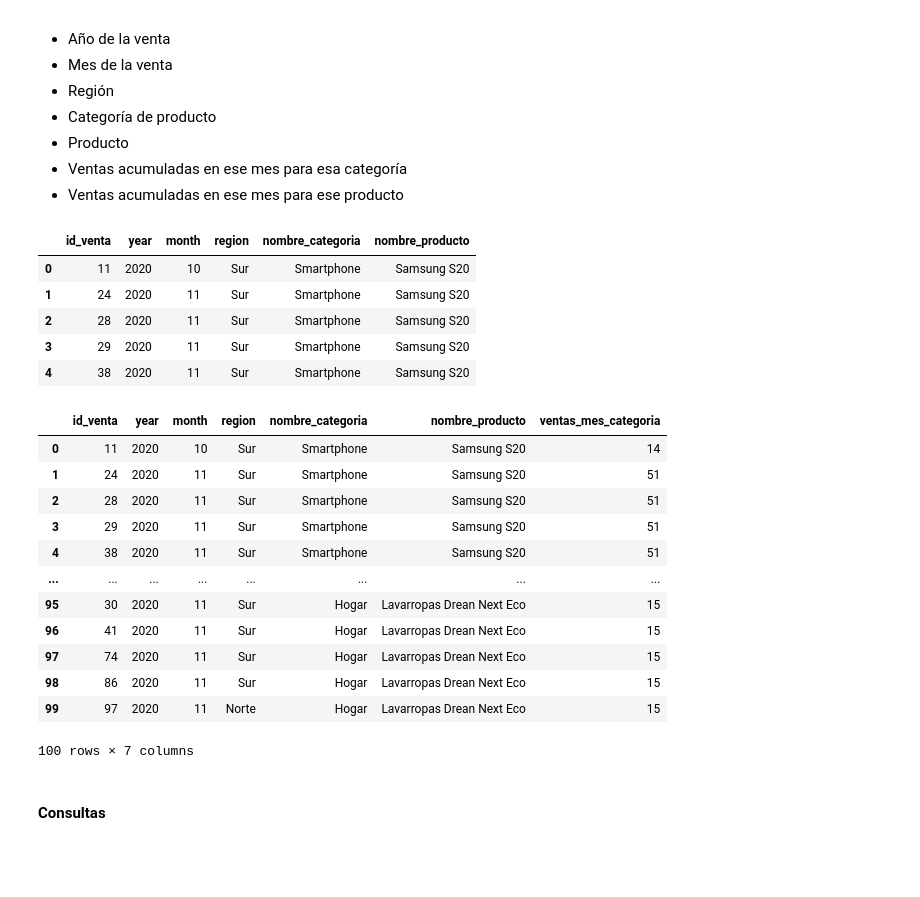
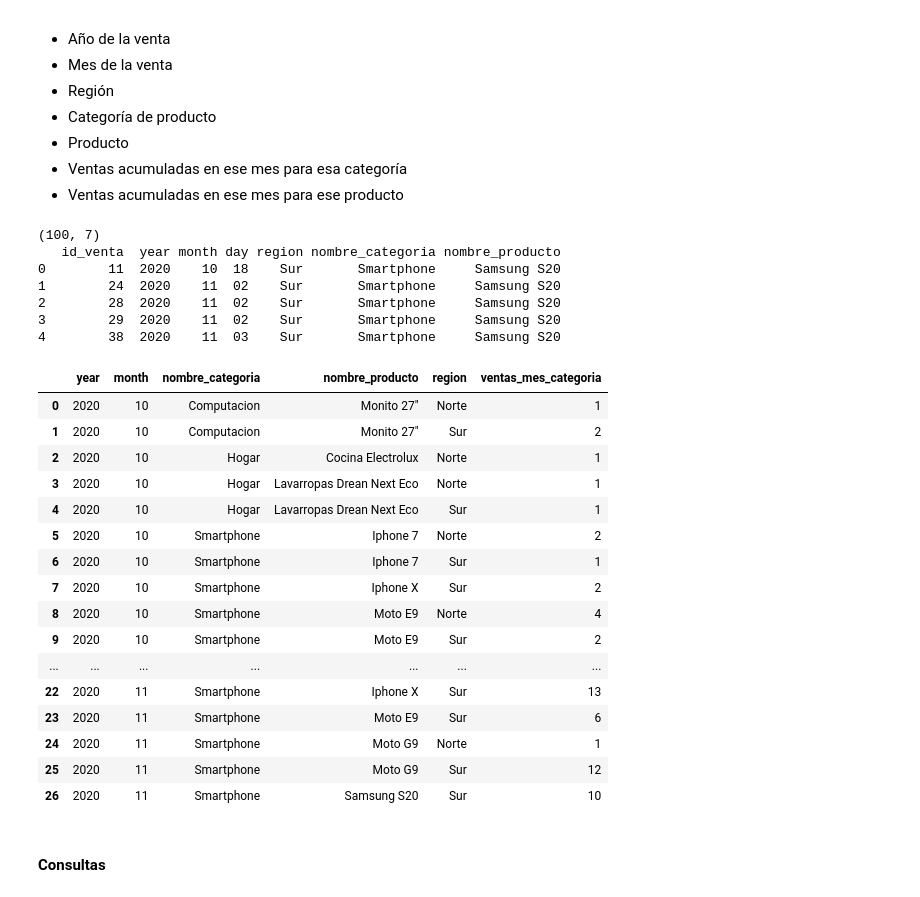
Before and after one commit to edcalderin/BigDataEngineering_ICARO, a Jupyter notebook: TP_Integrador.ipynb, the cells around one changed output. Cells and saved outputs as stored; diff of their text form; code cells hidden in the pictures; blank space fills up the shorter version.

```diff
--- a/TP_Integrador.ipynb
+++ b/TP_Integrador.ipynb
@@ -314,14 +314,15 @@ query = '''
         DROP VIEW IF EXISTS ventas_acumuladas_view;
         CREATE VIEW ventas_acumuladas_view AS (
            SELECT
-                id_venta,
+                VP.id_venta,
                 TO_CHAR(CAST(fecha_de_venta AS DATE), 'YYYY') "year",
                 TO_CHAR(CAST(fecha_de_venta AS DATE), 'MM') "month",
+                TO_CHAR(CAST(fecha_de_venta AS DATE), 'DD') "day",
                 region,
                 nombre_categoria,
                 nombre_producto
-           FROM Ventas
-           INNER JOIN Ventas_Productos USING (id_venta)
+           FROM Ventas_Productos VP
+           INNER JOIN Ventas V ON VP.id_venta = V.id_venta
            INNER JOIN Productos USING (id_producto)
            INNER JOIN Categoria_Producto USING (id_categoria_producto)
            INNER JOIN Clientes USING (id_cliente)
@@ -329,51 +330,52 @@ query = '''
         );
         SELECT * FROM ventas_acumuladas_view
         '''
-pd.read_sql(query, connector).head()
+df = pd.read_sql(query, connector)
+print(df.shape)
+print(df.head())
 # %% [output]
-|  | id_venta | year | month | region | nombre_categoria | nombre_producto |
-| 0 | 11 | 2020 | 10 | Sur | Smartphone | Samsung S20 |
-| 1 | 24 | 2020 | 11 | Sur | Smartphone | Samsung S20 |
-| 2 | 28 | 2020 | 11 | Sur | Smartphone | Samsung S20 |
-| 3 | 29 | 2020 | 11 | Sur | Smartphone | Samsung S20 |
-| 4 | 38 | 2020 | 11 | Sur | Smartphone | Samsung S20 |
+(100, 7)
+   id_venta  year month day region nombre_categoria nombre_producto
+0        11  2020    10  18    Sur       Smartphone     Samsung S20
+1        24  2020    11  02    Sur       Smartphone     Samsung S20
+2        28  2020    11  02    Sur       Smartphone     Samsung S20
+3        29  2020    11  02    Sur       Smartphone     Samsung S20
+4        38  2020    11  03    Sur       Smartphone     Samsung S20
 # %%
 query = '''
         DROP TABLE IF EXISTS erick_calderin_ventas_acumuladas;
         CREATE TEMP TABLE erick_calderin_ventas_acumuladas AS (
-           SELECT
-                id_venta,
-                "year",
-                "month",
-                region,
+               SELECT
+                year,
+                month,
                 nombre_categoria,
                 nombre_producto,
-                ventas_mes_categoria
-           FROM ventas_acumuladas_view
-           LEFT JOIN (
-               SELECT month, nombre_categoria, COUNT(*) AS ventas_mes_categoria
+                region,
+                COUNT(*) AS ventas_mes_categoria
                FROM ventas_acumuladas_view
-               GROUP BY 1, 2
-           ) grouped_ventas
-           USING ("month", nombre_categoria)
+               GROUP BY 1, 2, 3, 4, 5
         );
         SELECT * FROM erick_calderin_ventas_acumuladas
         '''
 pd.read_sql(query, connector)
 # %% [output]
-|  | id_venta | year | month | region | nombre_categoria | nombre_producto | ventas_mes_categoria |
-| 0 | 11 | 2020 | 10 | Sur | Smartphone | Samsung S20 | 14 |
-| 1 | 24 | 2020 | 11 | Sur | Smartphone | Samsung S20 | 51 |
-| 2 | 28 | 2020 | 11 | Sur | Smartphone | Samsung S20 | 51 |
-| 3 | 29 | 2020 | 11 | Sur | Smartphone | Samsung S20 | 51 |
-| 4 | 38 | 2020 | 11 | Sur | Smartphone | Samsung S20 | 51 |
-| ... | ... | ... | ... | ... | ... | ... | ... |
-| 95 | 30 | 2020 | 11 | Sur | Hogar | Lavarropas Drean Next Eco | 15 |
-| 96 | 41 | 2020 | 11 | Sur | Hogar | Lavarropas Drean Next Eco | 15 |
-| 97 | 74 | 2020 | 11 | Sur | Hogar | Lavarropas Drean Next Eco | 15 |
-| 98 | 86 | 2020 | 11 | Sur | Hogar | Lavarropas Drean Next Eco | 15 |
-| 99 | 97 | 2020 | 11 | Norte | Hogar | Lavarropas Drean Next Eco | 15 |
+|  | year | month | nombre_categoria | nombre_producto | region | ventas_mes_categoria |
+| 0 | 2020 | 10 | Computacion | Monito 27" | Norte | 1 |
+| 1 | 2020 | 10 | Computacion | Monito 27" | Sur | 2 |
+| 2 | 2020 | 10 | Hogar | Cocina Electrolux | Norte | 1 |
+| 3 | 2020 | 10 | Hogar | Lavarropas Drean Next Eco | Norte | 1 |
+| 4 | 2020 | 10 | Hogar | Lavarropas Drean Next Eco | Sur | 1 |
+| 5 | 2020 | 10 | Smartphone | Iphone 7 | Norte | 2 |
+| 6 | 2020 | 10 | Smartphone | Iphone 7 | Sur | 1 |
+| 7 | 2020 | 10 | Smartphone | Iphone X | Sur | 2 |
+| 8 | 2020 | 10 | Smartphone | Moto E9 | Norte | 4 |
+| 9 | 2020 | 10 | Smartphone | Moto E9 | Sur | 2 |
+| ... | ... | ... | ... | ... | ... | ... |
+| 22 | 2020 | 11 | Smartphone | Iphone X | Sur | 13 |
+| 23 | 2020 | 11 | Smartphone | Moto E9 | Sur | 6 |
+| 24 | 2020 | 11 | Smartphone | Moto G9 | Norte | 1 |
+| 25 | 2020 | 11 | Smartphone | Moto G9 | Sur | 12 |
+| 26 | 2020 | 11 | Smartphone | Samsung S20 | Sur | 10 |
-100 rows × 7 columns
 # %% [markdown]
 #### Consultas
 # %% [markdown]
```
Also changed, not shown: parts of 4 cells of this notebook.
